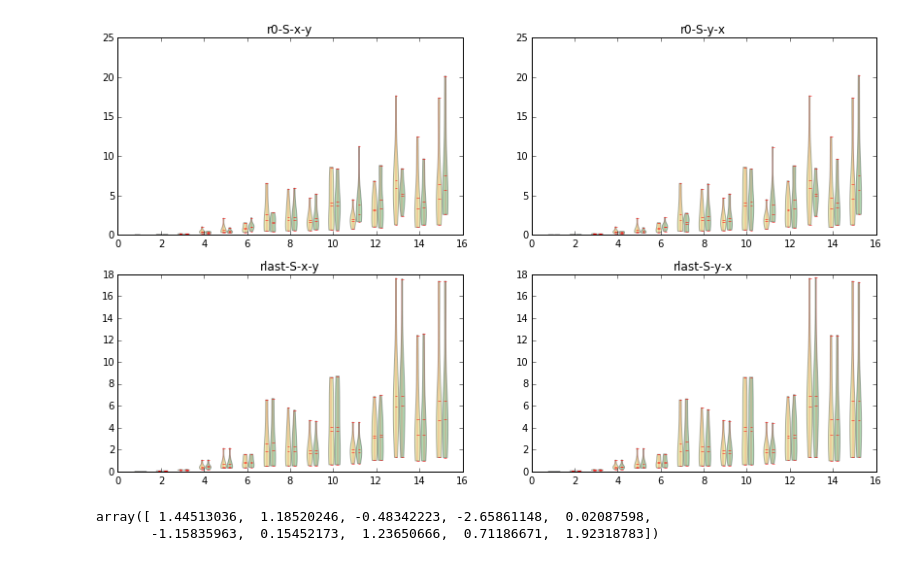
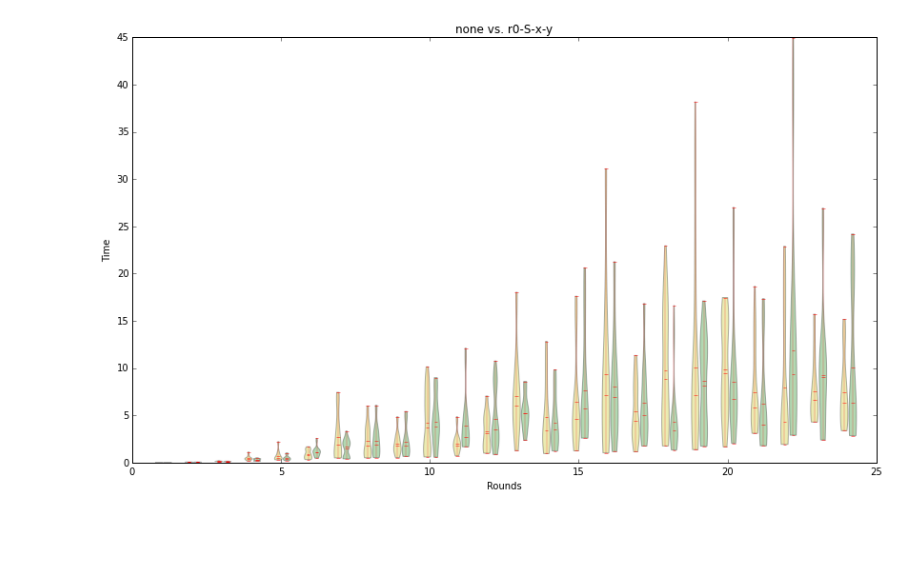
Before and after one commit to lacop/master-thesis-code, a Jupyter notebook: ntb/Test plots.ipynb, the cells around one changed output. Drawn from its saved outputs; the diff is of its cells as text; code cells hidden in the pictures; blank space fills up the shorter version.

Commit message:
More plots

```diff
--- a/ntb/Test plots.ipynb
+++ b/ntb/Test plots.ipynb
@@ -24,7 +24,7 @@ plt.show()
 fig = plt.figure(figsize=(14,8))
 def compare(ax, filt):
     #ax.set_yscale('log')
-    ax.set_title(filt.decode())
+    ax.set_title('none vs. ' + filt.decode())
     f = data['bo']==b'none'
     sets = defaultdict(list)
     for r, t in data[f][['rounds', 'time']]:
@@ -36,41 +36,41 @@ def compare(ax, filt):
     parts['cbars'].set_linewidth(0.25)
     parts['cmaxes'].set_linewidth(0.5)
     parts['cmins'].set_linewidth(0.5)
     parts['cmeans'].set_linewidth(0.5)
     parts['cmedians'].set_linewidth(0.5)
     parts['cmedians'].set_dashes('--')
 
     f = data['bo']==filt
     sets = defaultdict(list)
     for r, t in data[f][['rounds', 'time']]:
         sets[r].append(t)
     xpos = sorted(sets.keys())
     viols = [sets[x] for x in xpos]
     xpos = [x+0.125+0.075 for x in xpos]
     parts = ax.violinplot(viols, positions=xpos, showmeans=True, showmedians=True, widths=0.25)
     parts['cbars'].set_linewidth(0.25)
     parts['cmaxes'].set_linewidth(0.5)
     parts['cmins'].set_linewidth(0.5)
     parts['cmeans'].set_linewidth(0.5)
     parts['cmedians'].set_linewidth(0.5)
     parts['cmedians'].set_dashes('--')
     for part in parts['bodies']:
         part.set_facecolor('green')
+    ax.set_xlabel('Rounds')
+    ax.set_ylabel('Time')
     #return parts
 
-compare(fig.add_subplot(2,2,1), b'r0-S-x-y')
-compare(fig.add_subplot(2,2,2), b'r0-S-y-x')
-compare(fig.add_subplot(2,2,3), b'rlast-S-x-y')
-compare(fig.add_subplot(2,2,4), b'rlast-S-y-x')
+#compare(fig.add_subplot(2,2,1), b'r0-S-x-y')
+#compare(fig.add_subplot(2,2,2), b'r0-S-y-x')
+#compare(fig.add_subplot(2,2,3), b'rlast-S-x-y')
+#compare(fig.add_subplot(2,2,4), b'rlast-S-y-x')
 
-plt.savefig('violin-compare-bos.pdf')
+compare(fig.add_subplot(1,1,1), b'r0-S-x-y')
+
+#plt.savefig('violin-compare-bos.pdf')
+#plt.savefig('violin-compare-bos.png')
 
 #plt.violinplot(list(data[f][['rounds','time']]))
 #plt.violinplot([[1, 10, 20, 30, 11, 13, 12], [1, 15], [2, 20]], showmedians=True)
 # %% [output]
-[figure, old version]
+[figure, new version]
-# %%
-np.random.normal(size=10)
-# %% [output]
-array([ 1.44513036,  1.18520246, -0.48342223, -2.65861148,  0.02087598,
-       -1.15835963,  0.15452173,  1.23650666,  0.71186671,  1.92318783])
```
Also changed, not shown: parts of 4 cells of this notebook, 2 other files.
